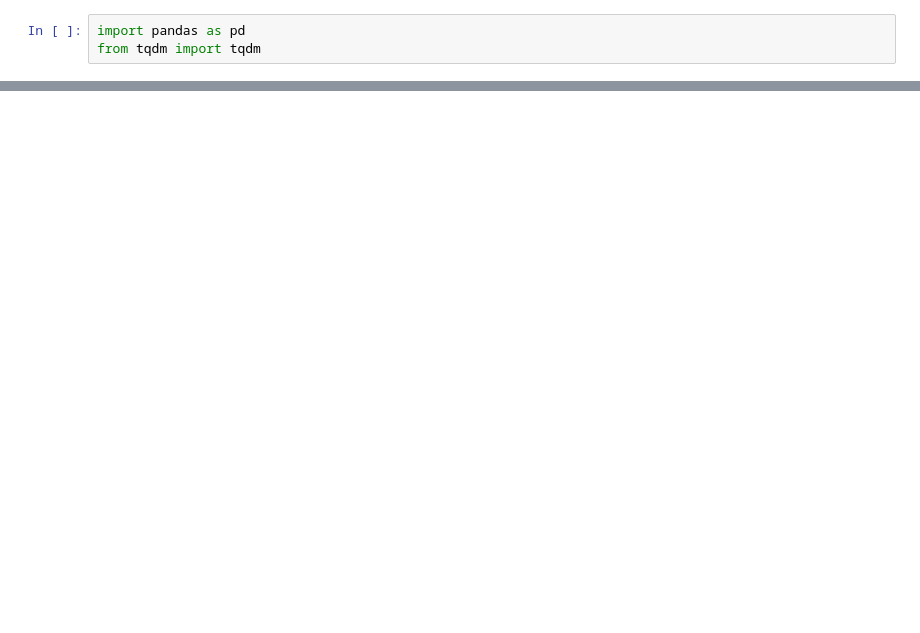
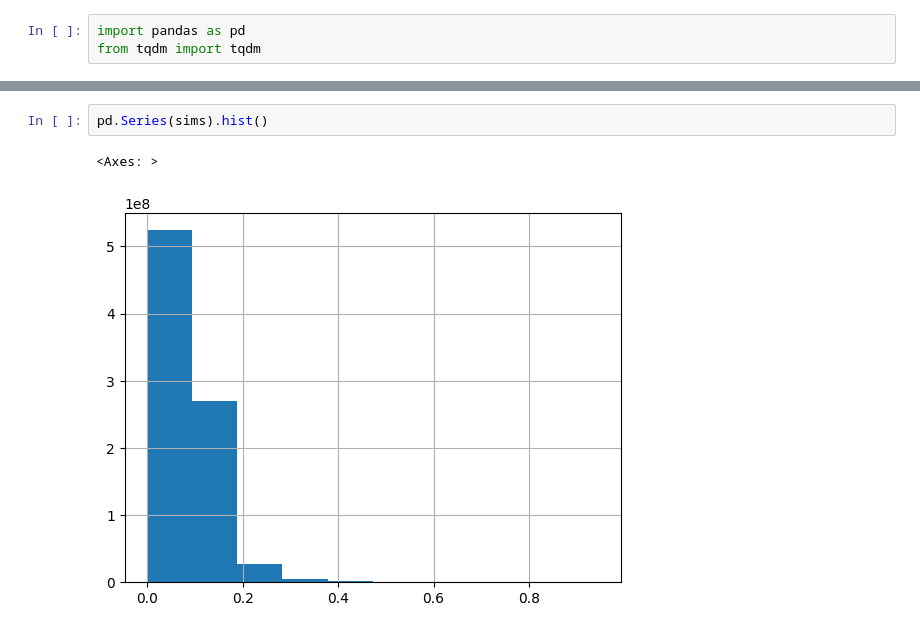
Before and after one commit to Wang-Bioinformatics-Lab/Baselines_For_Benchmark, a Jupyter notebook: data/overlap_test.ipynb, the cells around one changed output, grey strips where cells are left out. Saved outputs shown, nothing was run; the diff lists cells and outputs as text; blank space fills up the shorter version.

```diff
--- a/data/overlap_test.ipynb
+++ b/data/overlap_test.ipynb
@@ -65,0 +85,5 @@ dtype: float64
+# %%
+pd.Series(sims).hist()
+# %% [output]
+<Axes: >
+[figure, added]
```
Also changed, not shown: parts of 29 cells of this notebook, 34 other files.
